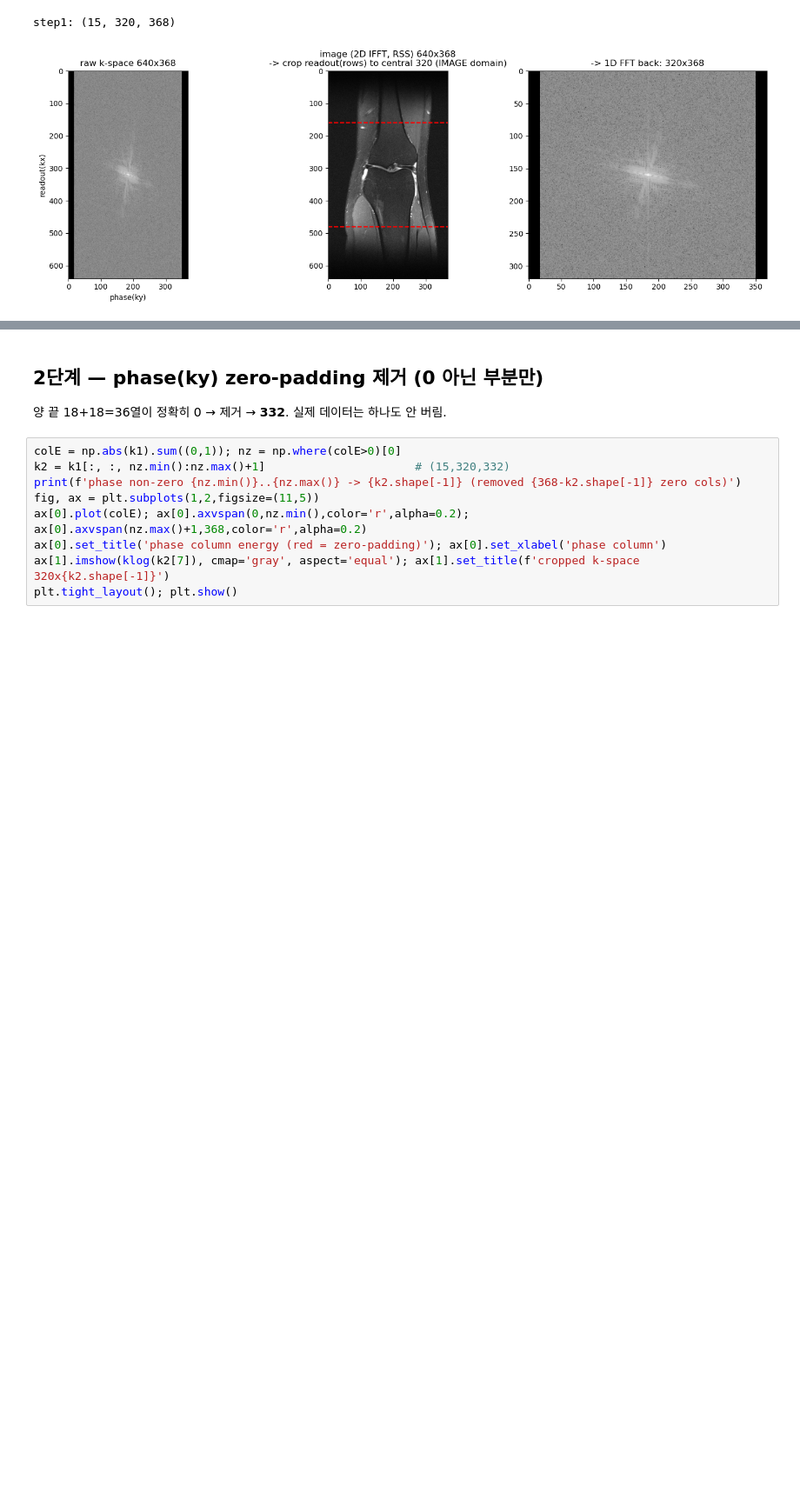
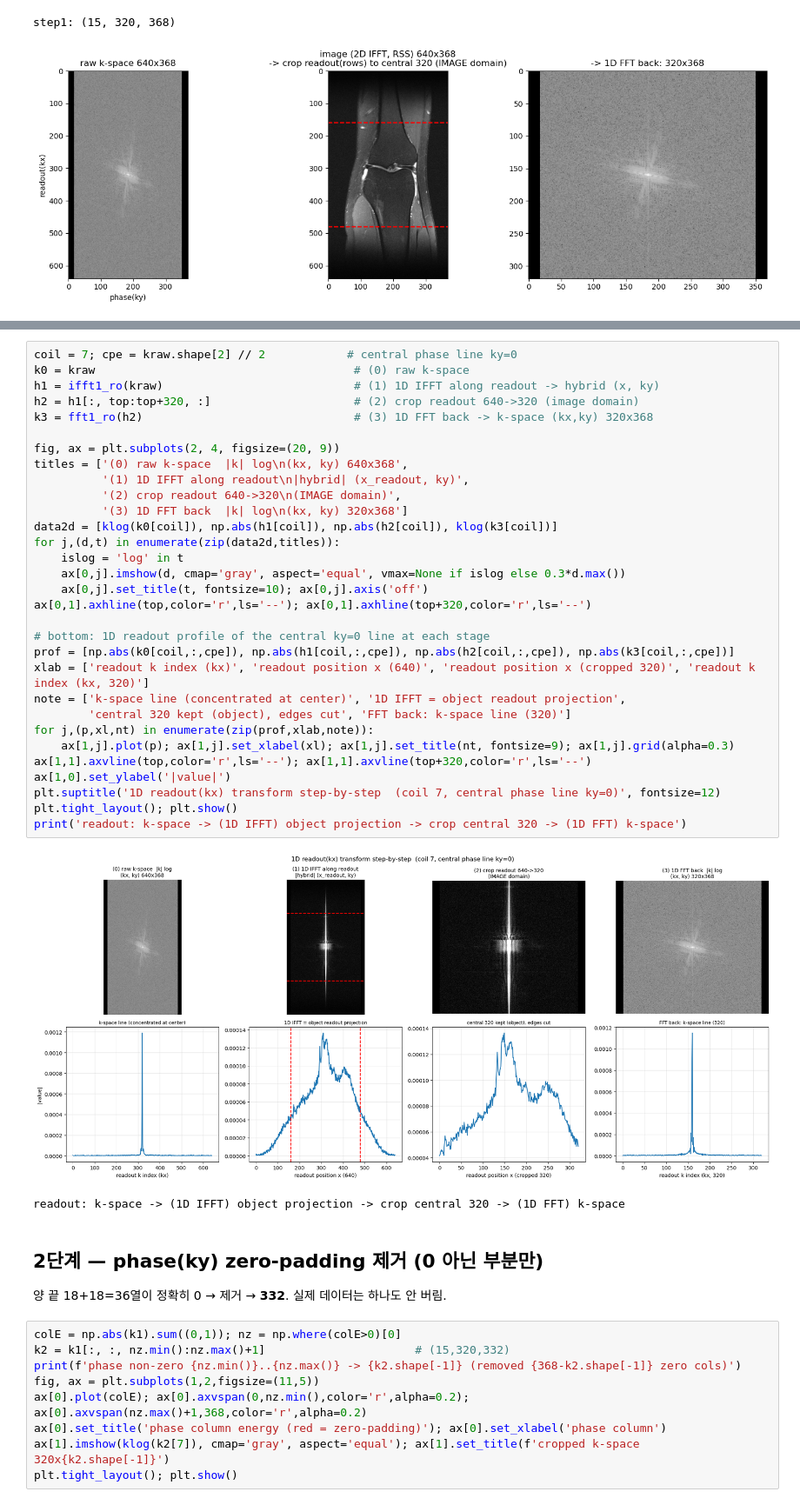
Before and after one commit to sonwonjun103/MRIreconstruction, a Jupyter notebook: preprocessing_plot.ipynb, the cells around one changed output, grey strips where cells are left out. Shown at 87% size. Saved outputs shown, nothing was run; the diff lists cells and outputs as text; blank space fills up the shorter version.

```diff
--- a/preprocessing_plot.ipynb
+++ b/preprocessing_plot.ipynb
@@ -53,3 +61,37 @@ step1: (15, 320, 368)
+# %%
+coil = 7; cpe = kraw.shape[2] // 2            # central phase line ky=0
+k0 = kraw                                      # (0) raw k-space
+h1 = ifft1_ro(kraw)                            # (1) 1D IFFT along readout -> hybrid (x, ky)
+h2 = h1[:, top:top+320, :]                     # (2) crop readout 640->320 (image domain)
+k3 = fft1_ro(h2)                               # (3) 1D FFT back -> k-space (kx,ky) 320x368
+
+fig, ax = plt.subplots(2, 4, figsize=(20, 9))
+titles = ['(0) raw k-space  |k| log\n(kx, ky) 640x368',
+          '(1) 1D IFFT along readout\n|hybrid| (x_readout, ky)',
+          '(2) crop readout 640->320\n(IMAGE domain)',
+          '(3) 1D FFT back  |k| log\n(kx, ky) 320x368']
+data2d = [klog(k0[coil]), np.abs(h1[coil]), np.abs(h2[coil]), klog(k3[coil])]
+for j,(d,t) in enumerate(zip(data2d,titles)):
+    islog = 'log' in t
+    ax[0,j].imshow(d, cmap='gray', aspect='equal', vmax=None if islog else 0.3*d.max())
+    ax[0,j].set_title(t, fontsize=10); ax[0,j].axis('off')
+ax[0,1].axhline(top,color='r',ls='--'); ax[0,1].axhline(top+320,color='r',ls='--')
+
+# bottom: 1D readout profile of the central ky=0 line at each stage
+prof = [np.abs(k0[coil,:,cpe]), np.abs(h1[coil,:,cpe]), np.abs(h2[coil,:,cpe]), np.abs(k3[coil,:,cpe])]
+xlab = ['readout k index (kx)', 'readout position x (640)', 'readout position x (cropped 320)', 'readout k index (kx, 320)']
+note = ['k-space line (concentrated at center)', '1D IFFT = object readout projection',
+        'central 320 kept (object), edges cut', 'FFT back: k-space line (320)']
+for j,(p,xl,nt) in enumerate(zip(prof,xlab,note)):
+    ax[1,j].plot(p); ax[1,j].set_xlabel(xl); ax[1,j].set_title(nt, fontsize=9); ax[1,j].grid(alpha=0.3)
+ax[1,1].axvline(top,color='r',ls='--'); ax[1,1].axvline(top+320,color='r',ls='--')
+ax[1,0].set_ylabel('|value|')
+plt.suptitle('1D readout(kx) transform step-by-step  (coil 7, central phase line ky=0)', fontsize=12)
+plt.tight_layout(); plt.show()
+print('readout: k-space -> (1D IFFT) object projection -> crop central 320 -> (1D FFT) k-space')
+# %% [output]
+[figure, added]
+readout: k-space -> (1D IFFT) object projection -> crop central 320 -> (1D FFT) k-space
 # %% [markdown]
 ## 2단계 — phase(ky) zero-padding 제거 (0 아닌 부분만)
 양 끝 18+18=36열이 정확히 0 → 제거 → **332**. 실제 데이터는 하나도 안 버림.
```
Also changed, not shown: parts of 1 cell of this notebook.
